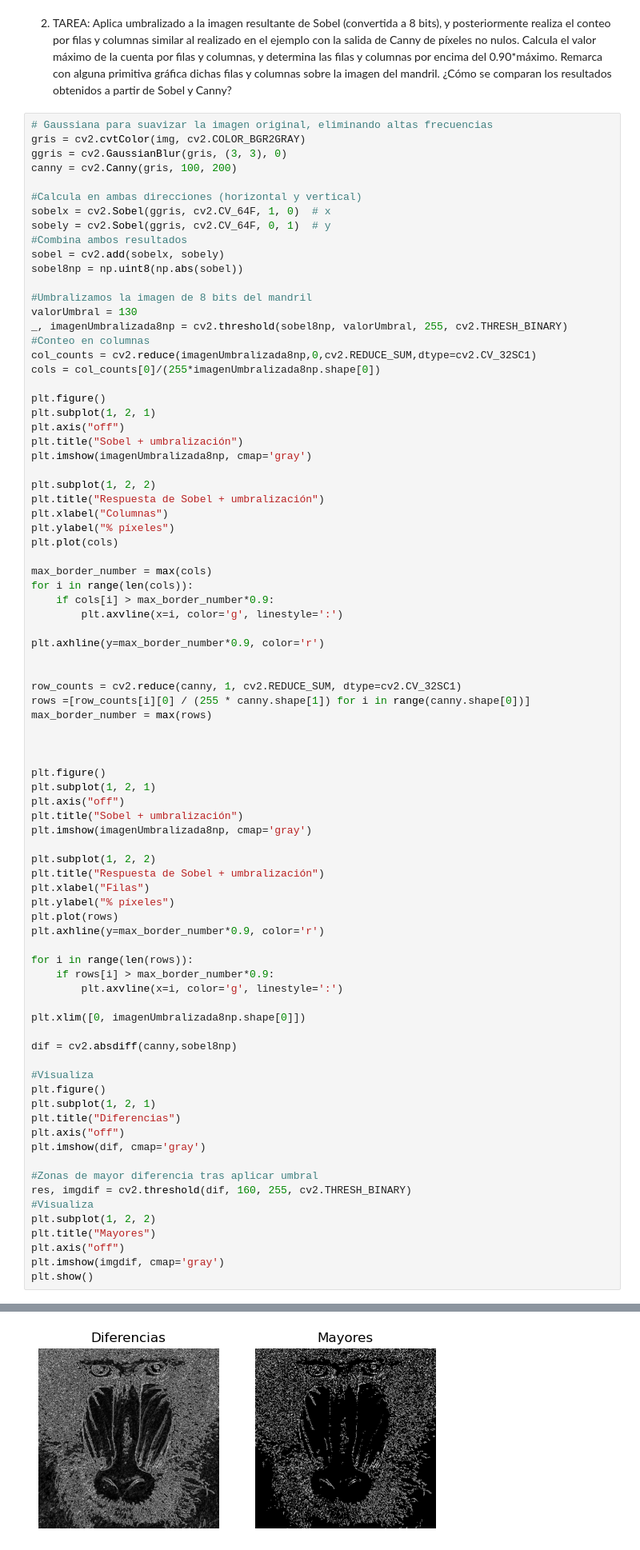
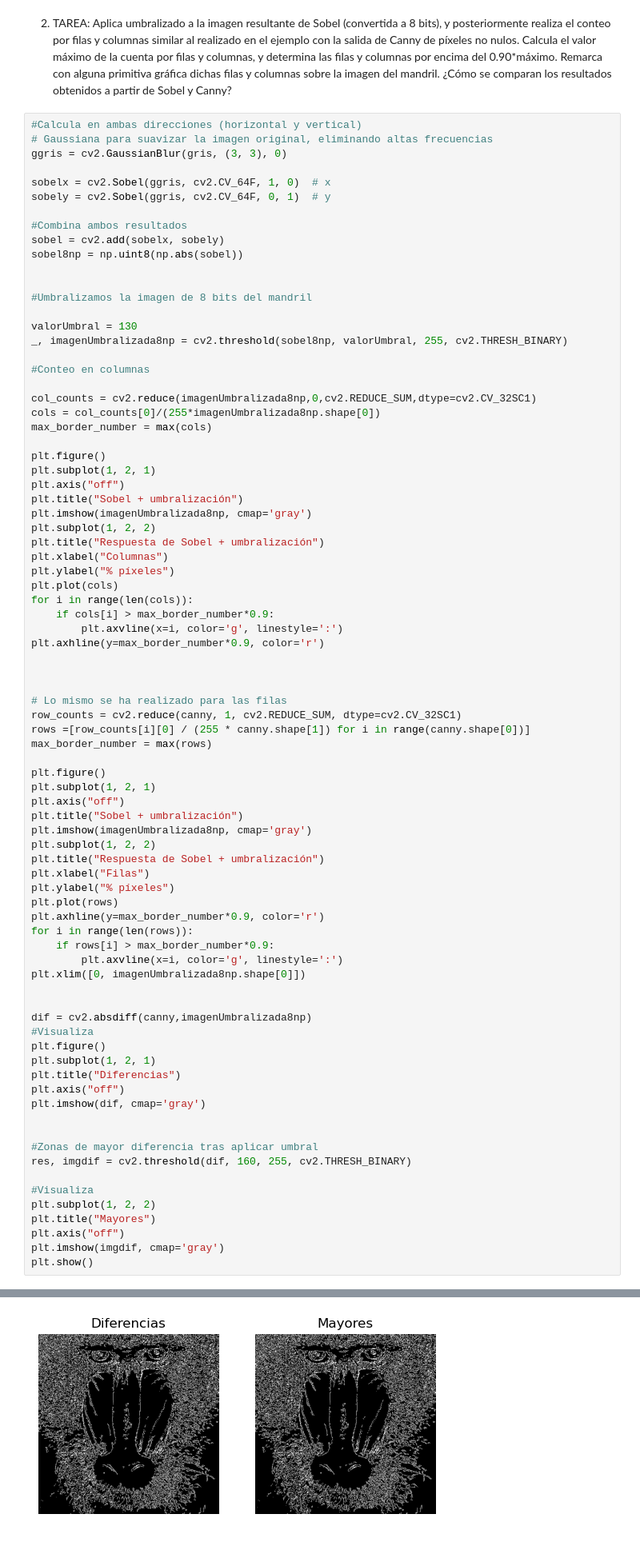
Before and after one commit to AndreaSantaloz/SecondPracticeVC, a Jupyter notebook: entrega.ipynb, the cells around one changed output, grey strips where cells are left out. Shown at 80% size. Saved outputs shown, nothing was run; the diff lists cells and outputs as text.

```diff
--- a/entrega.ipynb
+++ b/entrega.ipynb
@@ -39,91 +39,90 @@ plt.xlim([0, canny.shape[0]])
 # %% [markdown]
 2. TAREA: Aplica umbralizado a la imagen resultante de Sobel (convertida a 8 bits), y posteriormente realiza el conteo por filas y columnas similar al realizado en el ejemplo con la salida de Canny de píxeles no nulos. Calcula el valor máximo de la cuenta por filas y columnas, y determina las filas y columnas por encima del 0.90*máximo. Remarca con alguna primitiva gráfica dichas filas y columnas sobre la imagen del mandril. ¿Cómo se comparan los resultados obtenidos a partir de Sobel y Canny?
 # %%
+#Calcula en ambas direcciones (horizontal y vertical)
 # Gaussiana para suavizar la imagen original, eliminando altas frecuencias
-gris = cv2.cvtColor(img, cv2.COLOR_BGR2GRAY)
 ggris = cv2.GaussianBlur(gris, (3, 3), 0)
-canny = cv2.Canny(gris, 100, 200)
 
-#Calcula en ambas direcciones (horizontal y vertical)
 sobelx = cv2.Sobel(ggris, cv2.CV_64F, 1, 0)  # x
 sobely = cv2.Sobel(ggris, cv2.CV_64F, 0, 1)  # y
+
 #Combina ambos resultados
 sobel = cv2.add(sobelx, sobely)
 sobel8np = np.uint8(np.abs(sobel))
 
+
 #Umbralizamos la imagen de 8 bits del mandril
+
 valorUmbral = 130
 _, imagenUmbralizada8np = cv2.threshold(sobel8np, valorUmbral, 255, cv2.THRESH_BINARY)
+
 #Conteo en columnas
+
 col_counts = cv2.reduce(imagenUmbralizada8np,0,cv2.REDUCE_SUM,dtype=cv2.CV_32SC1)
 cols = col_counts[0]/(255*imagenUmbralizada8np.shape[0])
+max_border_number = max(cols)
 
 plt.figure()
 plt.subplot(1, 2, 1)
 plt.axis("off")
 plt.title("Sobel + umbralización")
 plt.imshow(imagenUmbralizada8np, cmap='gray')
-
 plt.subplot(1, 2, 2)
 plt.title("Respuesta de Sobel + umbralización")
 plt.xlabel("Columnas")
 plt.ylabel("% píxeles")
 plt.plot(cols)
-
-max_border_number = max(cols)
 for i in range(len(cols)):
     if cols[i] > max_border_number*0.9:
         plt.axvline(x=i, color='g', linestyle=':')
-
 plt.axhline(y=max_border_number*0.9, color='r')
 
 
+
+# Lo mismo se ha realizado para las filas
 row_counts = cv2.reduce(canny, 1, cv2.REDUCE_SUM, dtype=cv2.CV_32SC1)
 rows =[row_counts[i][0] / (255 * canny.shape[1]) for i in range(canny.shape[0])]
 max_border_number = max(rows)
-
-
 
 plt.figure()
 plt.subplot(1, 2, 1)
 plt.axis("off")
 plt.title("Sobel + umbralización")
 plt.imshow(imagenUmbralizada8np, cmap='gray')
-
 plt.subplot(1, 2, 2)
 plt.title("Respuesta de Sobel + umbralización")
 plt.xlabel("Filas")
 plt.ylabel("% píxeles")
 plt.plot(rows)
 plt.axhline(y=max_border_number*0.9, color='r')
-
 for i in range(len(rows)):
     if rows[i] > max_border_number*0.9:
         plt.axvline(x=i, color='g', linestyle=':')
-
 plt.xlim([0, imagenUmbralizada8np.shape[0]])
 
-dif = cv2.absdiff(canny,sobel8np)
 
+dif = cv2.absdiff(canny,imagenUmbralizada8np)
 #Visualiza
 plt.figure()
 plt.subplot(1, 2, 1)
 plt.title("Diferencias")
 plt.axis("off")
 plt.imshow(dif, cmap='gray')
 
+
 #Zonas de mayor diferencia tras aplicar umbral
 res, imgdif = cv2.threshold(dif, 160, 255, cv2.THRESH_BINARY)
+
 #Visualiza
 plt.subplot(1, 2, 2)
 plt.title("Mayores")
 plt.axis("off")
 plt.imshow(imgdif, cmap='gray')
 plt.show()
 # %% [output]
 [figure]
 [figure]
-[figure, old version]
+[figure, new version]
 # %% [markdown]
 3. TAREA: Proponer un demostrador que capture las imágenes de la cámara, y les permita exhibir lo aprendido en estas dos prácticas ante quienes no cursen la asignatura :). Es por ello que además de poder mostrar la imagen original de la webcam, permita cambiar de modo, incluyendo al menos dos procesamientos diferentes como resultado de aplicar las funciones de OpenCV trabajadas hasta ahora.
 # %%
```
Also changed, not shown: parts of 2 cells of this notebook.
